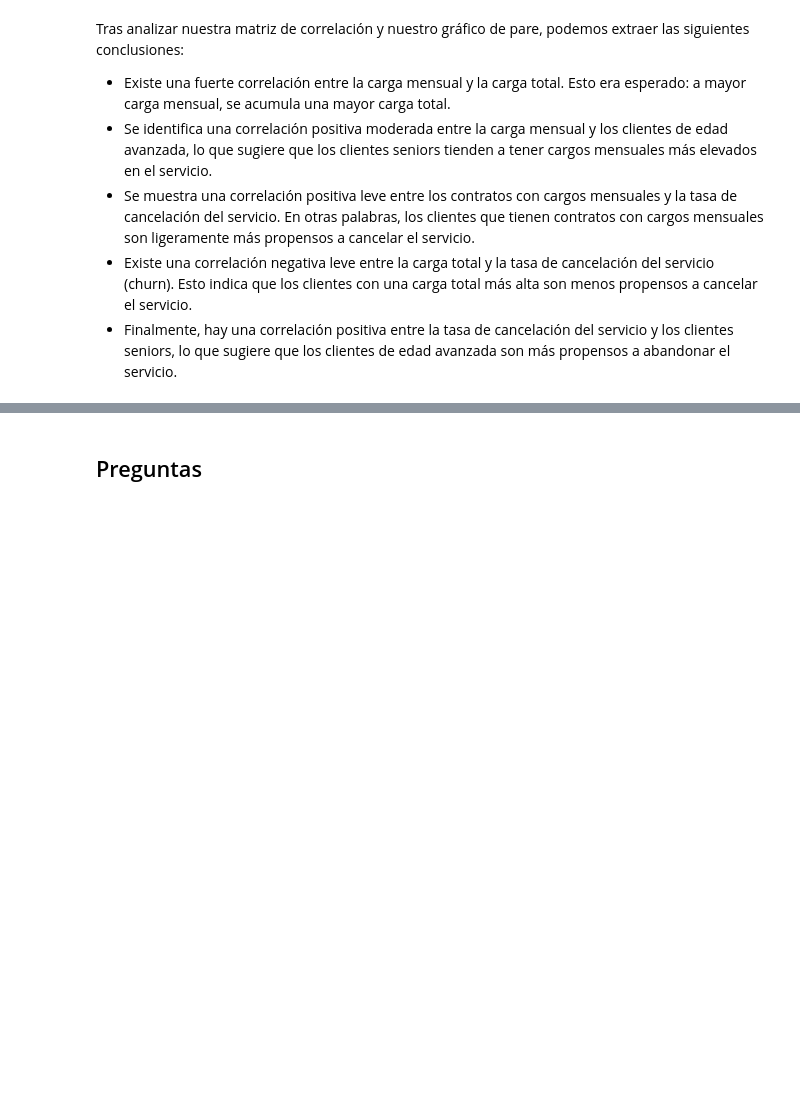
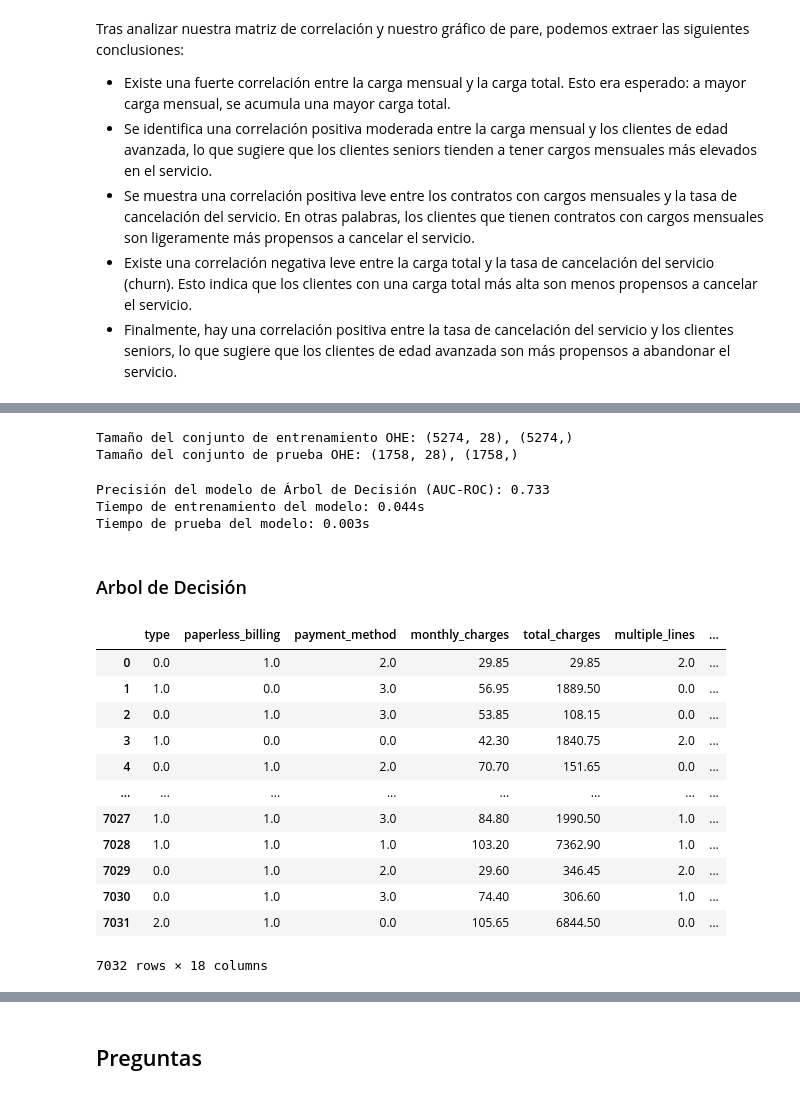
Before and after one commit to RicardoFW16/final_project, a Jupyter notebook: analisis_exploratorio.ipynb, the cells around one changed output, grey strips where cells are left out. Saved outputs shown, nothing was run; the diff lists cells and outputs as text; code cells hidden in the pictures; blank space fills up the shorter version.

```diff
--- a/analisis_exploratorio.ipynb
+++ b/analisis_exploratorio.ipynb
@@ -712,0 +760,3 @@ Tras analizar nuestra matriz de correlación y nuestro gráfico de pare, podemos
+# %%
+# Crear dataset final
+df_final = df.drop(['customer_id', 'begin_date', 'end_date'], axis=1)
@@ -712,0 +794,66 @@ Tras analizar nuestra matriz de correlación y nuestro gráfico de pare, podemos
+# %%
+# Determinar features y target del modelo
+features_ohe = df_ohe.drop('churn', axis=1)
+target_ohe = df_ohe['churn']
+
+# Dividir nuestro dataset en conjunto de entrenamiento y prueba 75:25
+features_train_ohe, features_test_ohe, target_train_ohe, target_test_ohe = train_test_split(
+    features_ohe,
+    target_ohe,
+    test_size=0.25,
+    random_state=12345
+)
+
+# Comprobar división
+print(f'Tamaño del conjunto de entrenamiento OHE: {features_train_ohe.shape}, {target_train_ohe.shape}')
+print(f'Tamaño del conjunto de prueba OHE: {features_test_ohe.shape}, {target_test_ohe.shape}')
+# %% [output]
+Tamaño del conjunto de entrenamiento OHE: (5274, 28), (5274,)
+Tamaño del conjunto de prueba OHE: (1758, 28), (1758,)
+# %%
+# Entrenar el modelo de regresión lineal
+start_train = time.time()
+ds_model = DecisionTreeClassifier()
+ds_model.fit(features_train_ohe, target_train_ohe)
+end_train= time.time()
+
+# Realizar predicciones
+start_test = time.time()
+target_pred = ds_model.predict(features_test_ohe)
+end_test = time.time()
+
+# Calcular precisión
+accuracy_ds = accuracy_score(target_test_ohe, target_pred)
+
+print(f'Precisión del modelo de Árbol de Decisión (AUC-ROC): {accuracy_ds:.3f}')
+print(f'Tiempo de entrenamiento del modelo: {end_train - start_train:.3f}s')
+print(f'Tiempo de prueba del modelo: {end_test - start_test:.3f}s')
+# %% [output]
+Precisión del modelo de Árbol de Decisión (AUC-ROC): 0.733
+Tiempo de entrenamiento del modelo: 0.044s
+Tiempo de prueba del modelo: 0.003s
+# %% [markdown]
+### Arbol de Decisión
+# %%
+# Crear un copia de nuestro datset final
+df_ordinal = df_final.copy().reset_index(drop=True)
+
+# Codificar las características categóricas
+encoder = OrdinalEncoder()
+encoder.fit(df_ordinal[categorical_columns])
+df_ordinal[categorical_columns] = pd.DataFrame(encoder.transform(df_ordinal[categorical_columns]), columns=categorical_columns)
+df_ordinal.head()
+# %% [output]
+|  | type | paperless_billing | payment_method | monthly_charges | total_charges | multiple_lines | ... |
+| 0 | 0.0 | 1.0 | 2.0 | 29.85 | 29.85 | 2.0 | ... |
+| 1 | 1.0 | 0.0 | 3.0 | 56.95 | 1889.50 | 0.0 | ... |
+| 2 | 0.0 | 1.0 | 3.0 | 53.85 | 108.15 | 0.0 | ... |
+| 3 | 1.0 | 0.0 | 0.0 | 42.30 | 1840.75 | 2.0 | ... |
+| 4 | 0.0 | 1.0 | 2.0 | 70.70 | 151.65 | 0.0 | ... |
+| ... | ... | ... | ... | ... | ... | ... | ... |
+| 7027 | 1.0 | 1.0 | 3.0 | 84.80 | 1990.50 | 1.0 | ... |
+| 7028 | 1.0 | 1.0 | 1.0 | 103.20 | 7362.90 | 1.0 | ... |
+| 7029 | 0.0 | 1.0 | 2.0 | 29.60 | 346.45 | 2.0 | ... |
+| 7030 | 0.0 | 1.0 | 3.0 | 74.40 | 306.60 | 1.0 | ... |
+| 7031 | 2.0 | 1.0 | 0.0 | 105.65 | 6844.50 | 0.0 | ... |
+7032 rows × 18 columns
```
Also changed, not shown: parts of 51 cells of this notebook, 5 other files.
